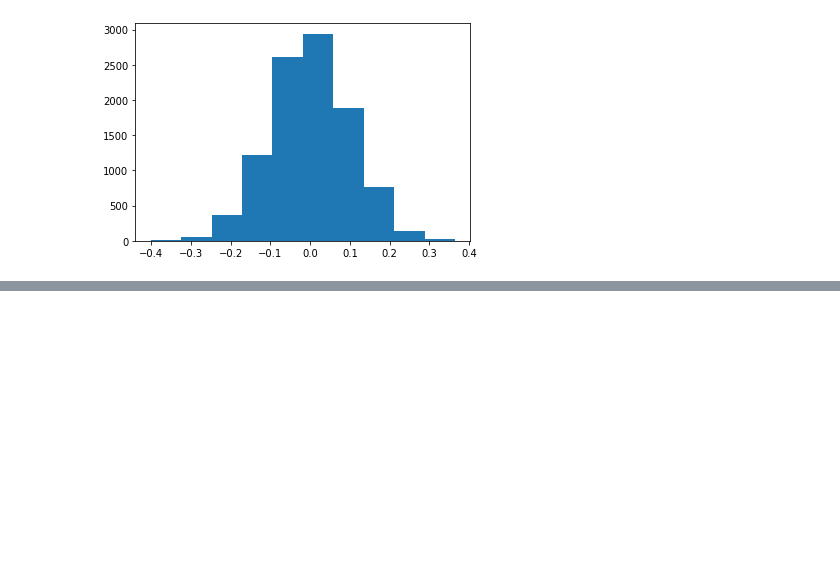
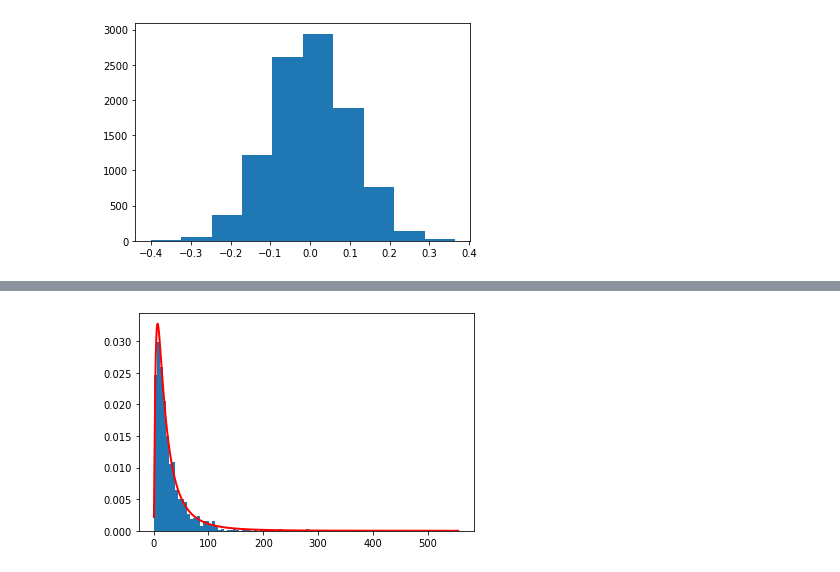
Before and after one commit to ClaireGMIT/ProgrammingAssign1, a Jupyter notebook: ProgrammingDataAnalyticsAssignment1.ipynb, the cells around one changed output, grey strips where cells are left out. Cells and saved outputs as stored; diff of their text form; code cells hidden in the pictures; blank space fills up the shorter version.

```diff
--- a/ProgrammingDataAnalyticsAssignment1.ipynb
+++ b/ProgrammingDataAnalyticsAssignment1.ipynb
@@ -294,0 +397,22 @@ plt.hist(x) # display results as a histogram plot
+# %%
+#Display the histogram of the samples, along with the probability density function
+
+import numpy as np
+
+mu, sigma = 3., 1. # mean and standard deviation
+
+s = np.random.lognormal(mu, sigma, 1000) #create an list of 1000 numbers which are log-normally distributed around mean 3 and standard deviation of 1
+
+import matplotlib.pyplot as plt #matplot is the subprogram of python for generating plots
+
+count, bins, ignored = plt.hist(s, 100, density=True) #bins= number of bars - more bars more clarity to the plot, density allows the red-line to show the shape of the histogram
+
+x = np.linspace(min(bins), max(bins), 10000)
+
+pdf = (np.exp(-(np.log(x) - mu)**2 / (2 * sigma**2)) / (x * sigma * np.sqrt(2 * np.pi)))
+
+plt.plot(x, pdf, linewidth=2, color='r')
+
+plt.show()
+# %% [output]
+[figure, added]
```
Also changed, not shown: parts of 11 cells of this notebook.
